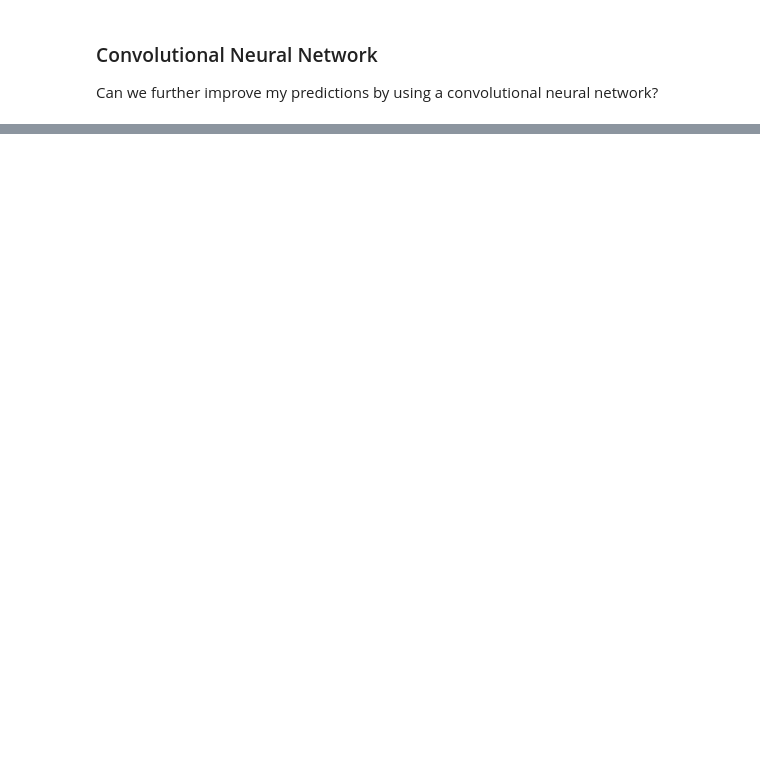
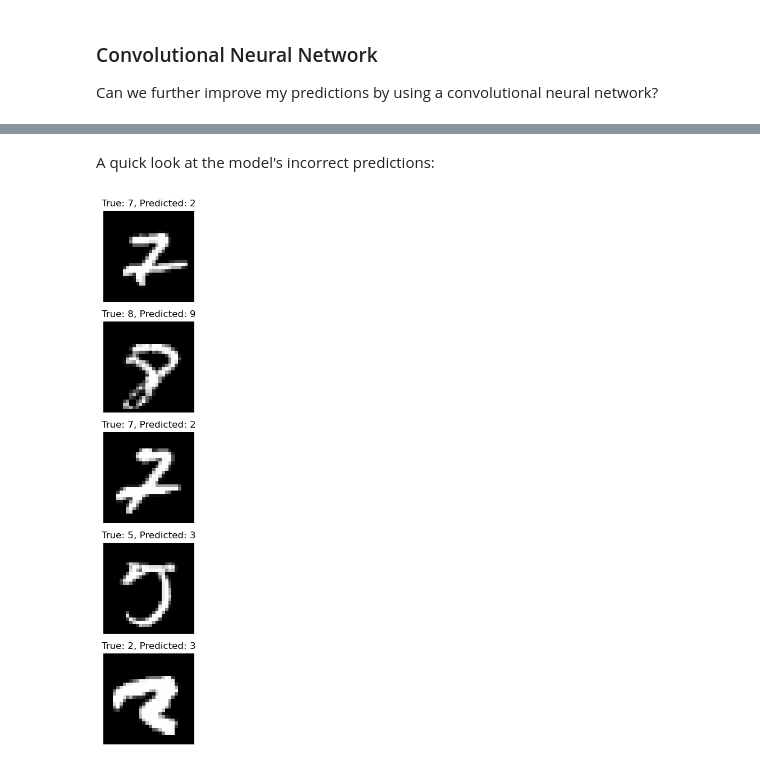
Before and after one commit to maryschindler/MNIST_2024, a Jupyter notebook: MNIST_Modeling.ipynb, the cells around one changed output, grey strips where cells are left out. Cells and saved outputs as stored; diff of their text form; code cells hidden in the pictures; blank space fills up the shorter version.

```diff
--- a/MNIST_Modeling.ipynb
+++ b/MNIST_Modeling.ipynb
@@ -361,3 +435,26 @@ The CNN performed with 99.34% accuracy, better than the basic feed-forward neura
+# %% [markdown]
+A quick look at the model's incorrect predictions:
+# %%
+# Find indices where the predictions don't match the true labels
+incorrect_indices = np.where(y_pred_classes != y_true)[0]
+
+# Select a sample of inaccurately predicted images
+num_samples = 5
+sample_indices = np.random.choice(incorrect_indices, num_samples, replace=False)
+
+# Plot the sampled images stacked vertically
+plt.figure(figsize=(8, 10))
+
+for i, idx in enumerate(sample_indices):
+    plt.subplot(num_samples, 1, i + 1)
+    plt.imshow(X_test[idx].reshape(28, 28), cmap='gray')  # Assuming images are grayscale
+    plt.title(f"True: {y_true[idx]}, Predicted: {y_pred_classes[idx]}")
+    plt.axis('off')
+
+plt.tight_layout()
+plt.show()
+# %% [output]
+[figure, added]
 # %%
 # Plot training & validation accuracy values
 plt.plot(history.history['accuracy'])
```
Also changed, not shown: parts of 19 cells of this notebook, 1 other file.
